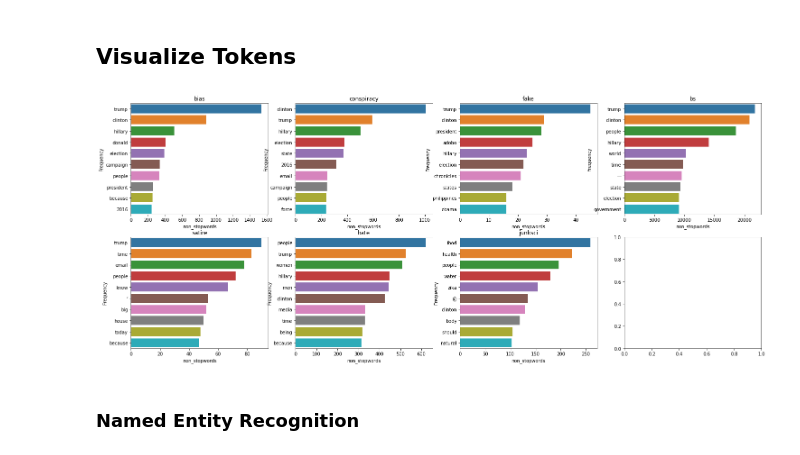
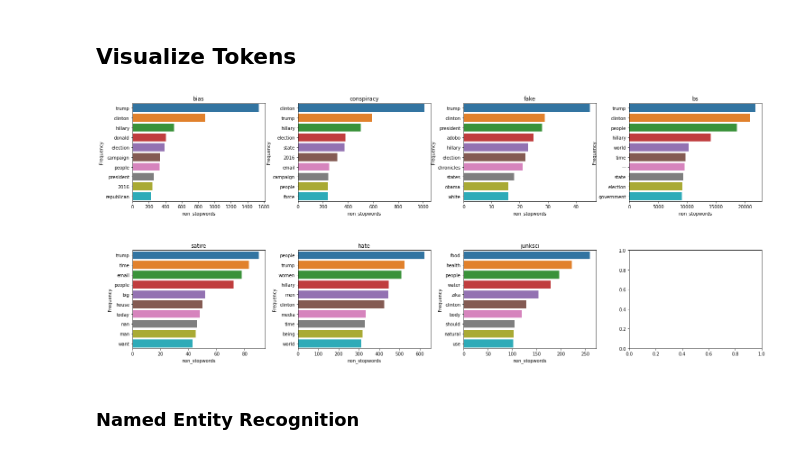
Before and after one commit to haleyej/ala_470_proj, a Jupyter notebook: viz.ipynb, the cells around one changed output. Cells and saved outputs as stored; diff of their text form; code cells hidden in the pictures.

```diff
--- a/viz.ipynb
+++ b/viz.ipynb
@@ -78,15 +78,16 @@ for i in range(len(top_tokens)):
 # %%
 fig, axes = plt.subplots(2, 4)
 fig.set_size_inches(25, 10)
+fig.subplots_adjust(hspace=0.5, wspace = 0.25)
 
 for i, ax in enumerate(axes.flatten()):
     if i == 7:
         break
     top = top_tokens[i].sort_values(by = 'count', ascending = False)[:10]
     grid = sns.barplot(x = top['count'], y = top['token'], ax = ax)
     grid.set(title = types[i], xlabel = 'non_stopwords', ylabel = 'Frequency')
 # %% [output]
-[figure, old version]
+[figure, new version]
 # %% [markdown]
 <h3>Named Entity Recognition</h3>
 # %%
```
Also changed, not shown: parts of 2 cells of this notebook.
